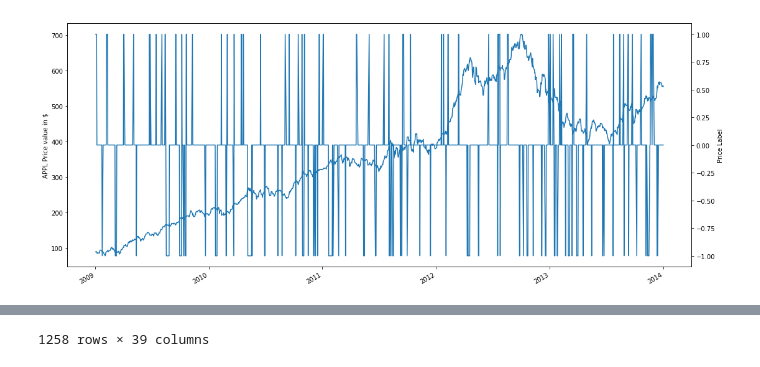
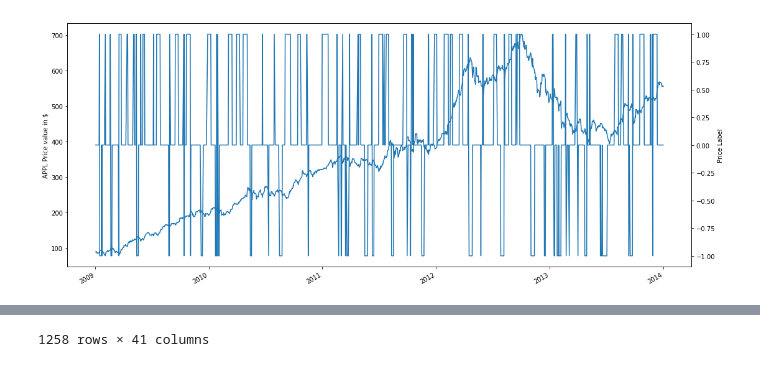
Before and after one commit to illidanlab/HighFrequencyTrading, a Jupyter notebook: code/generate_data.ipynb, the cells around one changed output, grey strips where cells are left out. Cells and saved outputs as stored; diff of their text form; code cells hidden in the pictures.

```diff
--- a/code/generate_data.ipynb
+++ b/code/generate_data.ipynb
@@ -28,7 +28,7 @@ def getLabel(prices, days, proft_taking, loss_stopping):
             loss_stop_timing = i
 
     if profit_take_timing and loss_stop_timing:
-        return profit_take_timing < loss_stop_timing
+        return 2 * int(profit_take_timing < loss_stop_timing) - 1
     if profit_take_timing:
         return 1
     if loss_stop_timing:
@@ -38,76 +38,60 @@ def getLabel(prices, days, proft_taking, loss_stopping):
 
 def initialize(context):
     context.asset = symbol('AAPL')
+    context.pre_days, context.after_days = 10, 10
     schedule_function(
         tracker,
         date_rules.every_day(),
         time_rules.market_open())
+    record(pre_days=context.pre_days,
+          after_days=context.after_days)
 
-# Rebalance daily.
-def tracker1(context, data):
-    current_position = context.portfolio.positions[context.asset].amount
-    days = 10
+
+def tracker(context, data):
+    #current_position = context.portfolio.positions[context.asset].amount
+    pre_days = context.pre_days
+    after_days = context.after_days
     # Load historical data for the stocks
     prices = data.history(context.asset,
                           fields='price',
-                          bar_count=days,
+                          bar_count=pre_days + after_days,
                           frequency='1d')
 
-    future_price = prices[1:].means()
     upper, middle, lower = talib.BBANDS(
-        prices,
-        timeperiod=days-1,
+        prices[:pre_days],
+        timeperiod=pre_days-1,
         # number of non-biased standard deviations from the mean
         nbdevup=2,
         nbdevdn=2,
         # Moving average type: simple moving average here
         matype=0)
-
-    proft_taking = prices[0] + 0.1 #upper[-1]
-    loss_stopping = prices[0] - 0.1 # lower[-1]
-    y = getLabel(prices[1:], days, proft_taking, loss_stopping)
-    record(x=prices[0],
-          y = y)
-
-
-def tracker(context, data):
-    current_position = context.portfolio.positions[context.asset].amount
-    days = 10
-    # Load historical data for the stocks
-    prices = data.history(context.asset,
-                          fields='price',
-                          bar_count=days,
-                          frequency='1d')
-
-    upper, middle, lower = talib.BBANDS(
-        prices,
-        timeperiod=days-1,
-        # number of non-biased standard deviations from the mean
-        nbdevup=2,
-        nbdevdn=2,
-        # Moving average type: simple moving average here
-        matype=0)
-
-    proft_taking = upper[-1]
-    loss_stopping = lower[-1]
-    y = getLabel(prices[1:], days, proft_taking, loss_stopping)
-    record(x=prices[0],
+    upper, middle, lower = upper[-1], middle[-1], lower[-1]
+    #price = data.current(context.asset, 'price')
+    price = prices[-after_days]
+    proft_taking = (upper - middle)* 2  + price
+    loss_stopping = (lower - middle ) * 2  + price
+    y = getLabel(prices[-after_days:], after_days, proft_taking, loss_stopping)
+    record(x=price,
           y = y)
 
 
 def analyze(context, perf):
     fig = plt.figure()
     ax1 = fig.add_subplot(111)
     perf['x'].plot(ax=ax1)
 
     ax12 = ax1.twinx()
     perf['y'].plot(ax=ax12)
 
     ax1.set_ylabel('APPL Price value in $')
 
     ax12.set_ylabel('Price Label')
     plt.gcf().set_size_inches(18, 8)
     plt.show()
+    perf['pre_days'] = context.pre_days
+    perf['after_days'] = context.after_days
+    #with open("../data/data.pickle", 'w') as f:
+        #pickle.dumps([perf, context.pre_days, context.after_days])
     perf.to_pickle("../data/data.pickle")
 # %% [output]
-[figure, old version]
+[figure, new version]
@@ -131 +115 @@ def analyze(context, perf):
-1258 rows × 39 columns
+1258 rows × 41 columns
```
Also changed, not shown: parts of 1 cell of this notebook, 6 other files.
